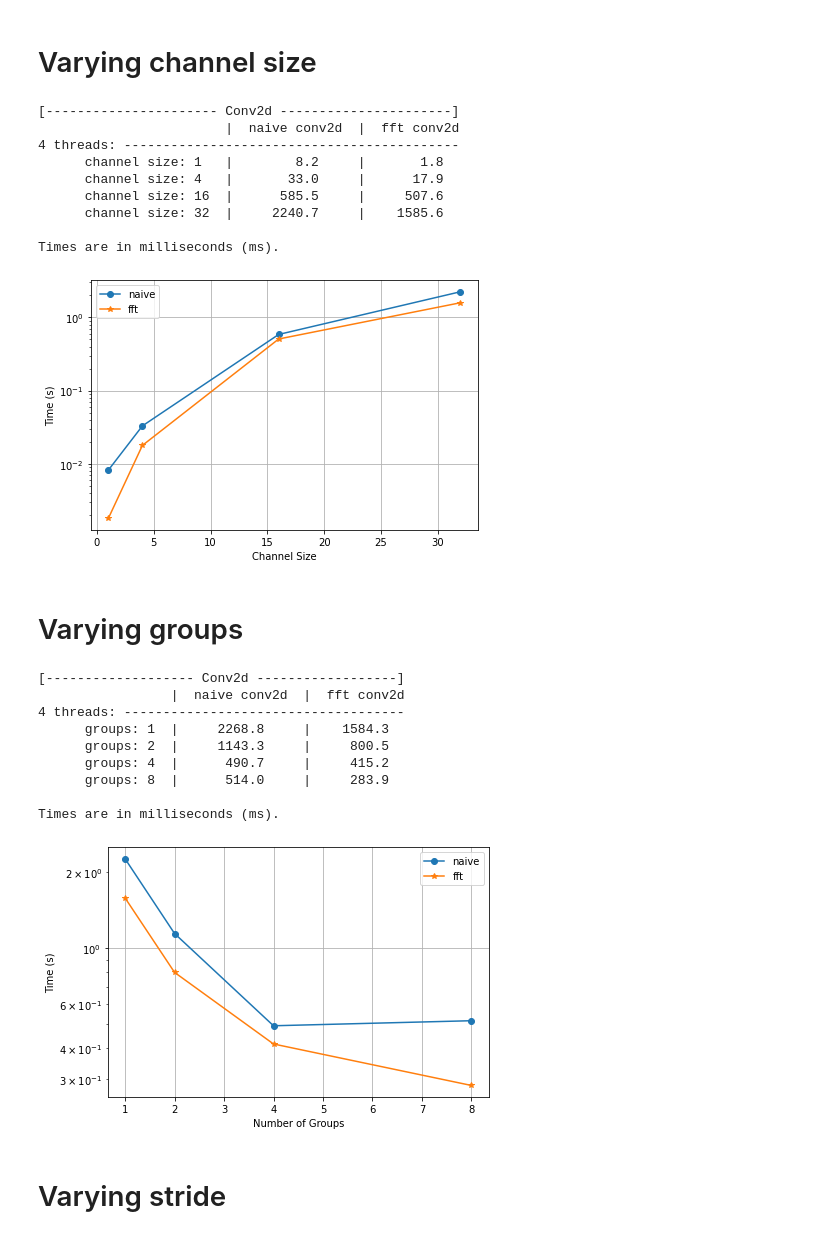
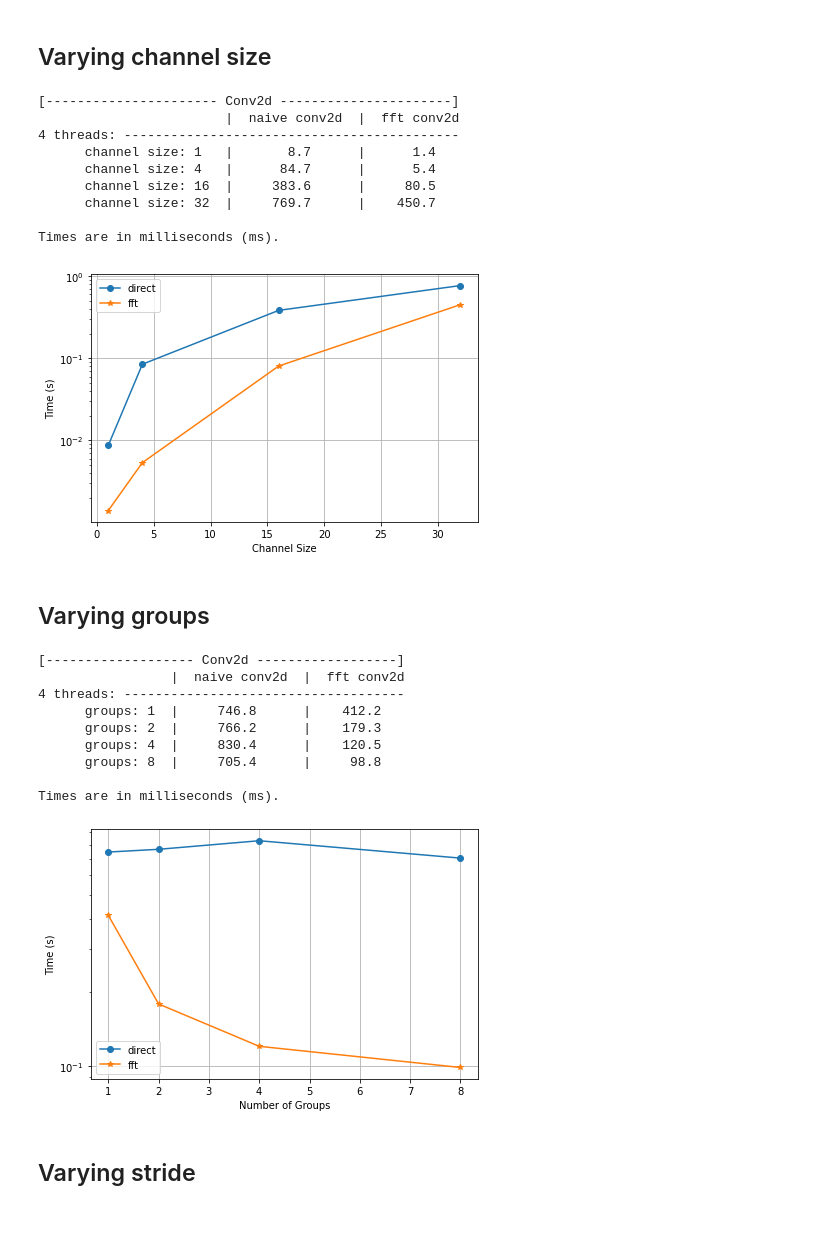
Before and after one commit to yoyololicon/fft-conv-pytorch, a Jupyter notebook: benchmark.ipynb, the cells around one changed output. Cells and saved outputs as stored; diff of their text form; code cells hidden in the pictures.

```diff
--- a/benchmark.ipynb
+++ b/benchmark.ipynb
@@ -10,7 +11,7 @@ import matplotlib.pyplot as plt
 # %%
-batch = 64
-in_channels = 1
-out_channels = 1
+batch = 8
+in_channels = 4
+out_channels = 4
 groups = 1
 input_size = [64, 128, 256, 512]
 kernel_size = 31
@@ -51,7 +52,7 @@ compare.print()
 naive_result = [x.median for x in results[::2]]
 fft_result = [x.median for x in results[1::2]]
 
-plt.plot(input_size, naive_result, marker='o', label='naive')
+plt.plot(input_size, naive_result, marker='o', label='direct')
 plt.plot(input_size, fft_result, marker='*', label='fft')
 plt.tight_layout()
 plt.yscale('log')
@@ -76,10 +478,10 @@ Times are in milliseconds (ms).
 # %%
-batch = 64
-in_channels = 1
-out_channels = 1
+batch = 8
+in_channels = 4
+out_channels = 4
 groups = 1
-input_size = 256
-kernel_size = [15, 31, 63, 127]
+input_size = 128
+kernel_size = [7, 15, 31, 63]
 stride = 1
 dilation = 1
 
@@ -90,8 +492,8 @@ for k_size in kernel_size:
     label = 'Conv2d'
     sub_label = f'kernel size: {k_size}'
 
-    model1 = nn.Conv2d(in_channels, out_channels, k_size, stride=stride, dilation=dilation, groups=groups, bias=False)
-    model2 = torch_fftconv.FFTConv2d(in_channels, out_channels, k_size, stride=stride, dilation=dilation, groups=groups, bias=False)
+    model1 = nn.ConvTranspose2d(in_channels, out_channels, k_size, stride=stride, dilation=dilation, groups=groups, bias=False)
+    model2 = torch_fftconv.FFTConvTranspose2d(in_channels, out_channels, k_size, stride=stride, dilation=dilation, groups=groups, bias=False)
 
     results.append(Timer(
         stmt='m(x)',
@@ -118,7 +520,7 @@ compare.print()
 naive_result = [x.median for x in results[::2]]
 fft_result = [x.median for x in results[1::2]]
 
-plt.plot(kernel_size, naive_result, marker='o', label='naive')
+plt.plot(kernel_size, naive_result, marker='o', label='direct')
 plt.plot(kernel_size, fft_result, marker='*', label='fft')
 plt.tight_layout()
 plt.yscale('log')
@@ -141,11 +543,11 @@ Times are in milliseconds (ms).
 # %% [markdown]
-# Varying channel size
+## Varying channel size
 # %%
 batch = 8
 channels = [1, 4, 16, 32]
 groups = 1
-input_size = 128
-kernel_size = 31
+input_size = 64
+kernel_size = 15
 stride = 1
 dilation = 1
 
@@ -156,8 +558,8 @@ for chs in channels:
     sub_label = f'channel size: {chs}'
 
     x = torch.ones(batch, chs, input_size, input_size)
-    model1 = nn.Conv2d(chs, chs, kernel_size, stride=stride, dilation=dilation, groups=groups, bias=False)
-    model2 = torch_fftconv.FFTConv2d(chs, chs, kernel_size, stride=stride, dilation=dilation, groups=groups, bias=False)
+    model1 = nn.ConvTranspose2d(chs, chs, kernel_size, stride=stride, dilation=dilation, groups=groups, bias=False)
+    model2 = torch_fftconv.FFTConvTranspose2d(chs, chs, kernel_size, stride=stride, dilation=dilation, groups=groups, bias=False)
 
     results.append(Timer(
         stmt='m(x)',
@@ -184,7 +586,7 @@ compare.print()
 naive_result = [x.median for x in results[::2]]
 fft_result = [x.median for x in results[1::2]]
 
-plt.plot(channels, naive_result, marker='o', label='naive')
+plt.plot(channels, naive_result, marker='o', label='direct')
 plt.plot(channels, fft_result, marker='*', label='fft')
 plt.tight_layout()
 plt.yscale('log')
@@ -197,21 +599,21 @@ plt.show()
 [---------------------- Conv2d ----------------------]
                         |  naive conv2d  |  fft conv2d
 4 threads: -------------------------------------------
-      channel size: 1   |        8.2     |       1.8
-      channel size: 4   |       33.0     |      17.9
-      channel size: 16  |      585.5     |     507.6
-      channel size: 32  |     2240.7     |    1585.6
+      channel size: 1   |       8.7      |      1.4
+      channel size: 4   |      84.7      |      5.4
+      channel size: 16  |     383.6      |     80.5
+      channel size: 32  |     769.7      |    450.7
 
 Times are in milliseconds (ms).
-[figure, old version]
+[figure, new version]
 # %% [markdown]
-# Varying groups
+## Varying groups
 # %%
 batch = 8
 channels = 32
 groups = [1, 2, 4, 8]
-input_size = 128
-kernel_size = 31
+input_size = 64
+kernel_size = 15
 stride = 1
 dilation = 1
 
@@ -222,8 +624,8 @@ for g in groups:
     label = 'Conv2d'
     sub_label = f'groups: {g}'
 
-    model1 = nn.Conv2d(channels, channels, kernel_size, stride=stride, dilation=dilation, groups=g, bias=False)
-    model2 = torch_fftconv.FFTConv2d(channels, channels, kernel_size, stride=stride, dilation=dilation, groups=g, bias=False)
+    model1 = nn.ConvTranspose2d(channels, channels, kernel_size, stride=stride, dilation=dilation, groups=g, bias=False)
+    model2 = torch_fftconv.FFTConvTranspose2d(channels, channels, kernel_size, stride=stride, dilation=dilation, groups=g, bias=False)
 
     results.append(Timer(
         stmt='m(x)',
@@ -237,39 +639,39 @@ for g in groups:
     results.append(Timer(
         stmt='m(x)',
         setup='',
         globals={'x': x, 'm': model2},
         num_threads=4,
         label=label,
         sub_label=sub_label,
         description='fft conv2d',
     ).blocked_autorange(min_run_time=1))
 
 compare = Compare(results)
 compare.print()
 
 naive_result = [x.median for x in results[::2]]
 fft_result = [x.median for x in results[1::2]]
 
-plt.plot(groups, naive_result, marker='o', label='naive')
+plt.plot(groups, naive_result, marker='o', label='direct')
 plt.plot(groups, fft_result, marker='*', label='fft')
 plt.tight_layout()
 plt.yscale('log')
 plt.legend()
 plt.xlabel('Number of Groups')
 plt.ylabel('Time (s)')
 plt.grid()
 plt.show()
 # %% [output]
 [------------------- Conv2d ------------------]
                  |  naive conv2d  |  fft conv2d
 4 threads: ------------------------------------
-      groups: 1  |     2268.8     |    1584.3
-      groups: 2  |     1143.3     |     800.5
-      groups: 4  |      490.7     |     415.2
-      groups: 8  |      514.0     |     283.9
+      groups: 1  |     746.8      |    412.2
+      groups: 2  |     766.2      |    179.3
+      groups: 4  |     830.4      |    120.5
+      groups: 8  |     705.4      |     98.8
 
 Times are in milliseconds (ms).
-[figure, old version]
+[figure, new version]
 # %% [markdown]
-# Varying stride
+## Varying stride
 # %%
```
Also changed, not shown: parts of 19 cells of this notebook, 2 other files.
